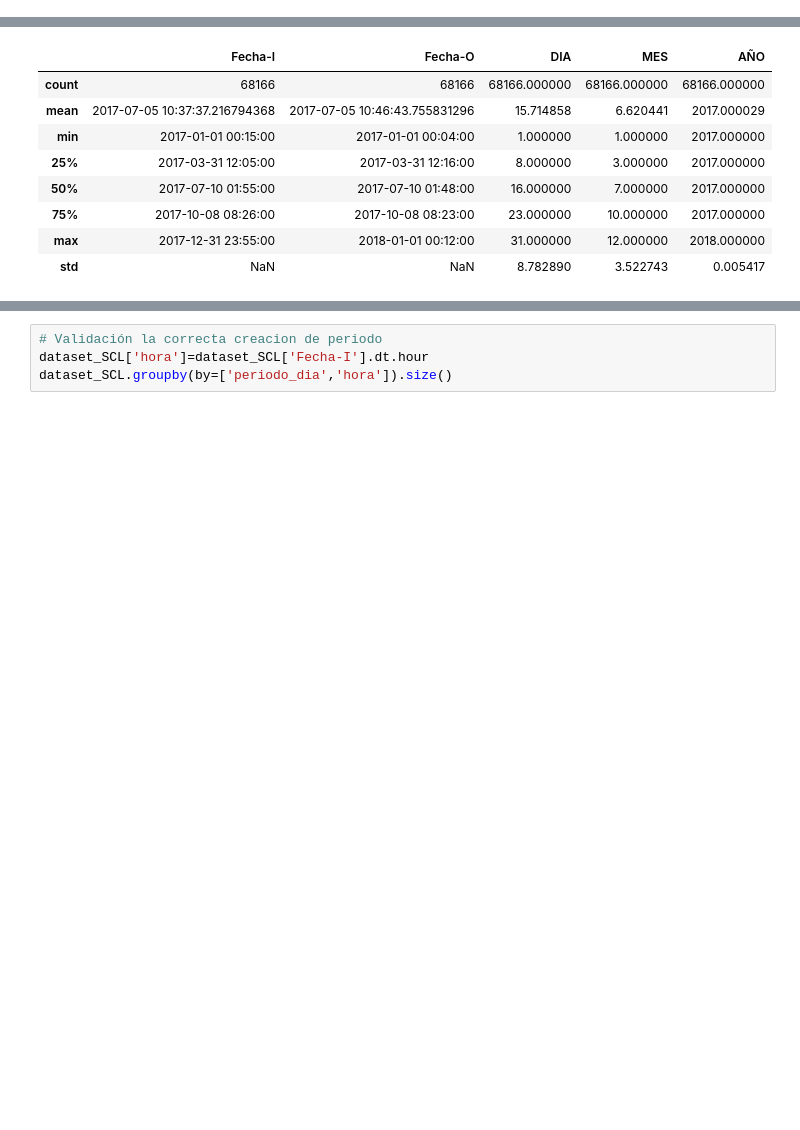
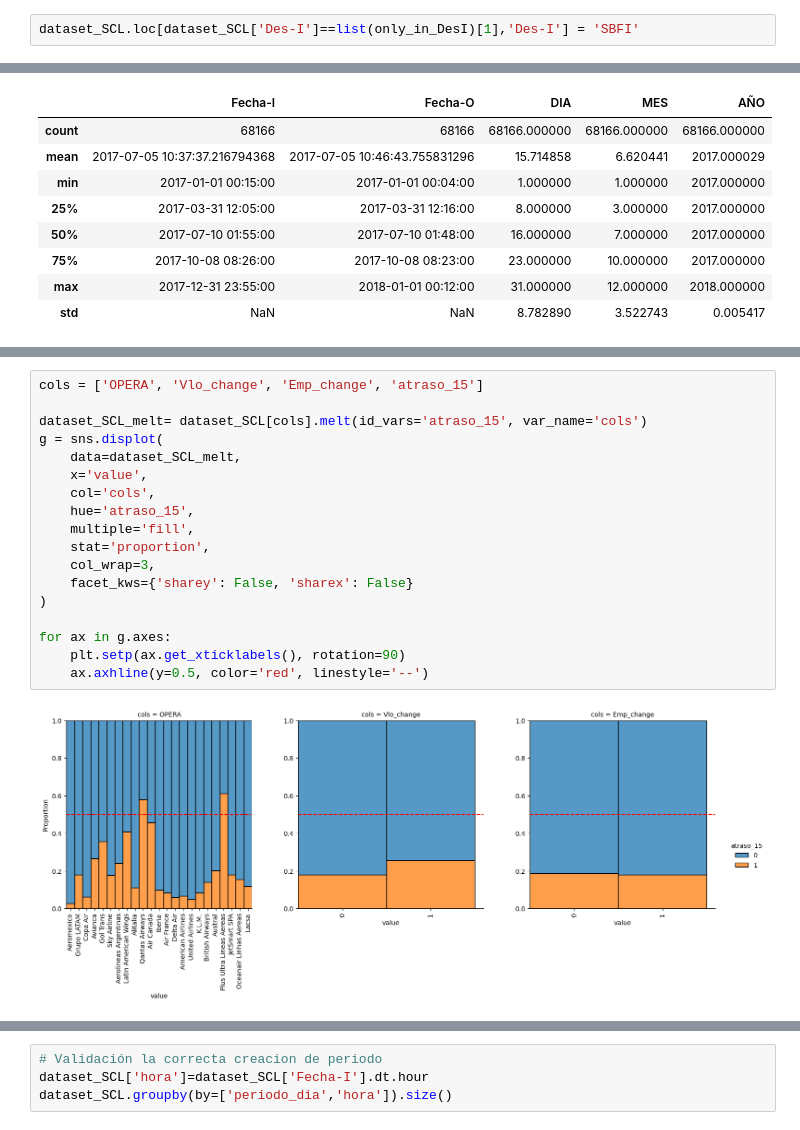
Before and after one commit to frandak2/latam_airlines, a Jupyter notebook: notebooks/1.0-fmh-initial-data-exploration.ipynb, the cells around one changed output, grey strips where cells are left out. Saved outputs shown, nothing was run; the diff lists cells and outputs as text; blank space fills up the shorter version.

```diff
--- a/notebooks/1.0-fmh-initial-data-exploration.ipynb
+++ b/notebooks/1.0-fmh-initial-data-exploration.ipynb
@@ -100,0 +131,2 @@ dataset_SCL.dropna(inplace=True)
+# %%
+dataset_SCL.loc[dataset_SCL['Des-I']==list(only_in_DesI)[1],'Des-I'] = 'SBFI'
@@ -178,0 +401,20 @@ Fecha-I .
+# %%
+cols = ['OPERA', 'Vlo_change', 'Emp_change', 'atraso_15']
+
+dataset_SCL_melt= dataset_SCL[cols].melt(id_vars='atraso_15', var_name='cols')
+g = sns.displot(
+    data=dataset_SCL_melt,
+    x='value',
+    col='cols',
+    hue='atraso_15',
+    multiple='fill',
+    stat='proportion',
+    col_wrap=3,
+    facet_kws={'sharey': False, 'sharex': False}
+)
+
+for ax in g.axes:
+    plt.setp(ax.get_xticklabels(), rotation=90)
+    ax.axhline(y=0.5, color='red', linestyle='--')
+# %% [output]
+[figure, added]
```
Also changed, not shown: parts of 47 cells of this notebook, 1 other file.
